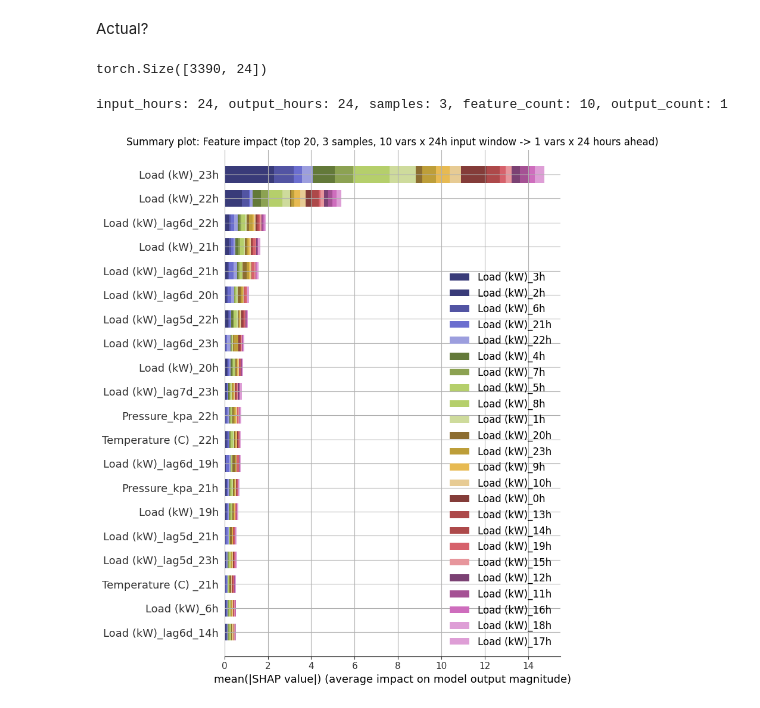
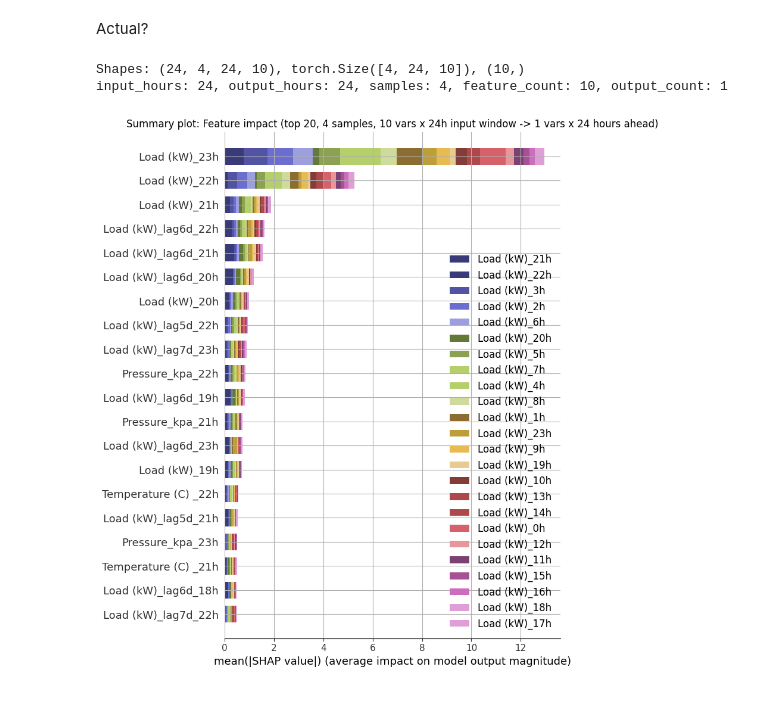
Before and after one commit to temp3rr0r/DR-DNN, a Jupyter notebook: Load_kW_NoDR.ipynb, the cells around one changed output. Cells and saved outputs as stored; diff of their text form; code cells hidden in the pictures.

```diff
--- a/Load_kW_NoDR.ipynb
+++ b/Load_kW_NoDR.ipynb
@@ -740,35 +621,0 @@ Relevant size, relevant inputs/outputs:
-# %%
-input_hours = 24 # 3
-output_hours = 24 # 3
-samples = 7 * 4 * 12 # 100
-feature_count = 10 # 10
-output_count = 1 # 1
-
-max_top_features = 20 # feature_count * input_hours
-print(f"input_hours: {input_hours}, output_hours: {output_hours}, samples: {samples}, feature_count: {feature_count}, output_count: {output_count}")
-
-feature_hours_labels = []
-for h in range(output_hours):
-    for f in range(feature_count):
-        feature_hours_labels.append(f"feature{f}_{h}h")
-print(f"feature_hours_labels.shape: {np.array(feature_hours_labels).shape}")
-
-output_hours_labels = []
-for h in range(output_hours):
-    for o in range(output_count):
-        output_hours_labels.append(f"output{o}_{h}h")
-print(f"output_hours_labels.shape: {np.array(output_hours_labels).shape}")
-
-reshaped_shap_values = list(np.random.normal(size=(output_hours * output_count, samples, feature_count * input_hours)))
-random_features = np.random.normal(size=(samples, feature_count * input_hours))
-df_random_features = pd.DataFrame(random_features, columns=feature_hours_labels)
-print(f"shap_values.shape: {np.array(reshaped_shap_values).shape}, X.shape: {df_random_features.shape}")
-
-plt.title(f'Summary plot: Feature impact (top {max_top_features}, {samples} samples, {feature_count} features x {output_hours}h input window -> {output_count} features x {output_hours} hours ahead)')
-shap.summary_plot(shap_values=reshaped_shap_values,
-                  features=df_random_features,
-                  class_names=output_hours_labels,
-                  show=False,
-                  plot_type="bar",
-                  max_display=max_top_features,
-                   )
@@ -838,9 +622,5 @@ shap_values.shape: (24, 3, 240), X.shape: (3, 240)
 # %% [markdown]
 Actual?
-# %%
-test_output_data_window.shape
-# %% [output]
-torch.Size([3390, 24])
 # %%
 # TODO: Shapes: (24, 3, 24, 10), torch.Size([3, 24, 10])
 # 3 samples, 24 hours, 10 features
@@ -852,7 +632,13 @@ input_hours = test_input_data_window.shape[1] # 24, 3
 feature_count = test_input_data_window.shape[2] # df.columns.shape[0] # 10
 output_hours = test_output_data_window.shape[1] # 24, 3
 output_count = 1 # 1
-samples = 3 # 7 * 4 * 12 # 100
+samples = 4 # 7 * 4 * 12 # 100
+
+e = shap.DeepExplainer(model, train_input_data_window[0:samples, :, :])
+shap_values = e.shap_values(test_input_data_window[0:samples, :, :], check_additivity=False)
+print(f"Shapes: {np.array(shap_values).shape}, {test_input_data_window[0:samples, :, :].shape}, {train_df.columns.shape}")
+# shap.initjs()
+
 
 max_top_features = 20 # feature_count * input_hours
 print(f"input_hours: {input_hours}, output_hours: {output_hours}, samples: {samples}, feature_count: {feature_count}, output_count: {output_count}")
@@ -860,32 +646,33 @@ print(f"input_hours: {input_hours}, output_hours: {output_hours}, samples: {samp
 feature_hours_labels = []
 for h in range(output_hours):
     for f in range(feature_count):
         current_feature = df.columns[f]
         feature_hours_labels.append(f"{current_feature}_{h}h")
 # print(f"feature_hours_labels.shape: {np.array(feature_hours_labels).shape}")
 
 output_hours_labels = []
 for h in range(output_hours):
     for o in range(output_count):
         current_output = df.columns[0]
         output_hours_labels.append(f"{current_output}_{h}h")
 # print(f"output_hours_labels.shape: {np.array(output_hours_labels).shape}")
 
 reshaped_shap_values = list(np.reshape(shap_values, (output_hours * output_count, samples, feature_count * input_hours)))
 
 plt.title(f'Summary plot: Feature impact (top {max_top_features}, {samples} samples, {feature_count} vars x {output_hours}h input window -> {output_count} vars x {output_hours} hours ahead)')
 plt.grid()
 shap.summary_plot(shap_values=reshaped_shap_values,
                   feature_names=feature_hours_labels,
                   class_names=output_hours_labels,
                   show=False,
                   plot_type="bar",
                   max_display=max_top_features,
                   color=plt.get_cmap(
                       "tab20b", # "rainbow", # rainbow, turbo, jet
                       output_hours),
                    )
 plt.show()
 # %% [output]
-input_hours: 24, output_hours: 24, samples: 3, feature_count: 10, output_count: 1
+Shapes: (24, 4, 24, 10), torch.Size([4, 24, 10]), (10,)
+input_hours: 24, output_hours: 24, samples: 4, feature_count: 10, output_count: 1
-[figure, old version]
+[figure, new version]
```
Also changed, not shown: parts of 12 cells of this notebook.
